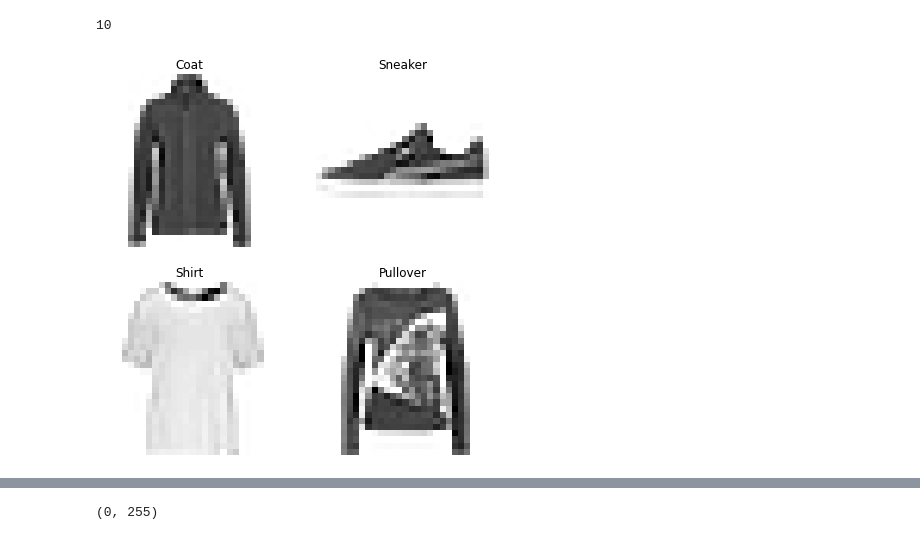
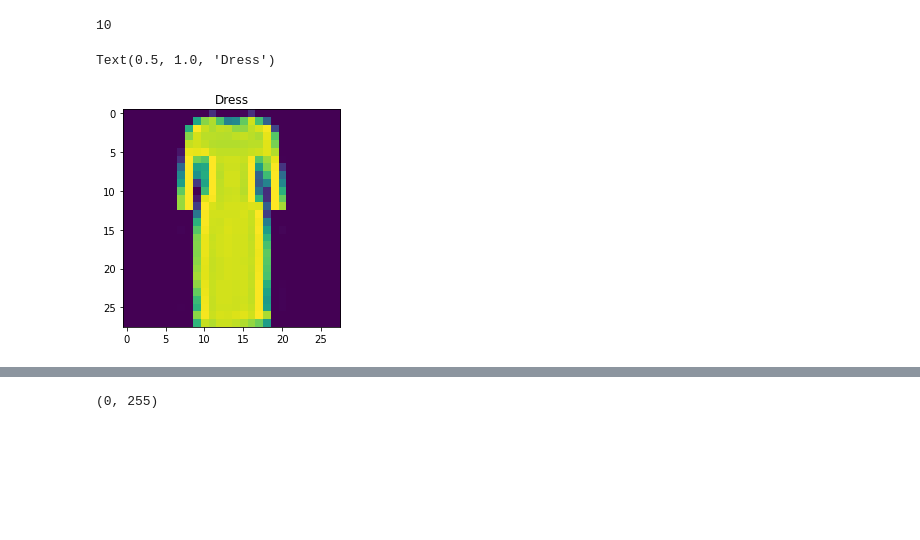
Before and after one commit to Oktif/NAI1, a Jupyter notebook: zjazd5/Exercise3.ipynb, the cells around one changed output, grey strips where cells are left out. Drawn from its saved outputs; the diff is of its cells as text; code cells hidden in the pictures; blank space fills up the shorter version.

Commit message:
V 1.3
- Small changes to comments, naming and plotting

```diff
--- a/zjazd5/Exercise3.ipynb
+++ b/zjazd5/Exercise3.ipynb
@@ -47,17 +38,14 @@ len(class_names)
 10
 # %%
 '''
-Now lets check multiple images from our dataset
+Now lets check random image from our dataset
 '''
-plt.figure(figsize=(7, 7))
-for i in range(4):
-  ax = plt.subplot(2, 2, i + 1)
-  rand_index = random.choice(range(len(train_data)))
-  plt.imshow(train_data[rand_index], cmap=plt.cm.binary)
-  plt.title(class_names[train_labels[rand_index]])
-  plt.axis(False)
+p = random.choice(range(len(train_data)))
+plt.imshow(train_data[p]);
+plt.title(class_names[train_labels[p]])
 # %% [output]
+Text(0.5, 1.0, 'Dress')
-[figure, old version]
+[figure, new version]
 # %%
 '''
 Now we need to do few things:
```
Also changed, not shown: parts of 7 cells of this notebook.
